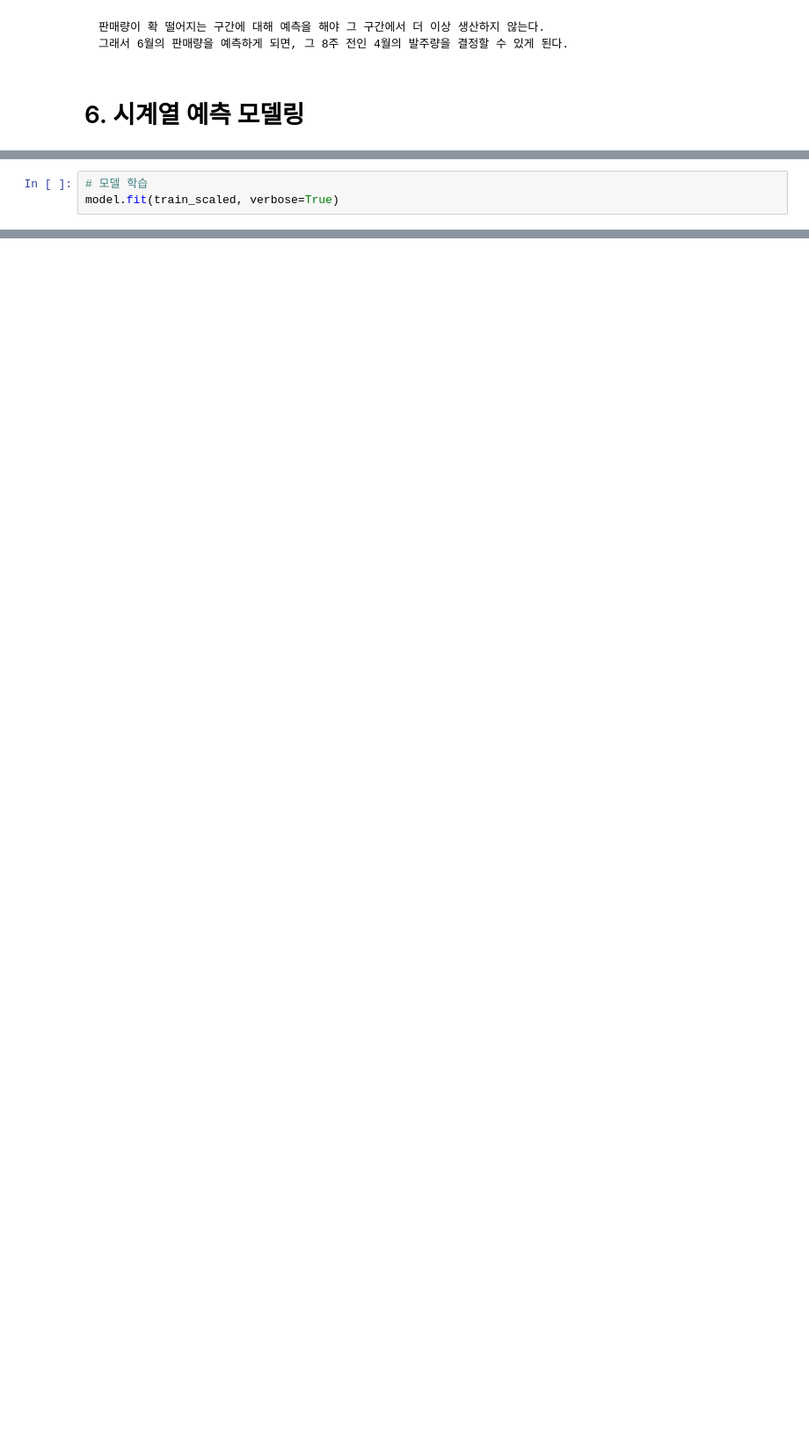
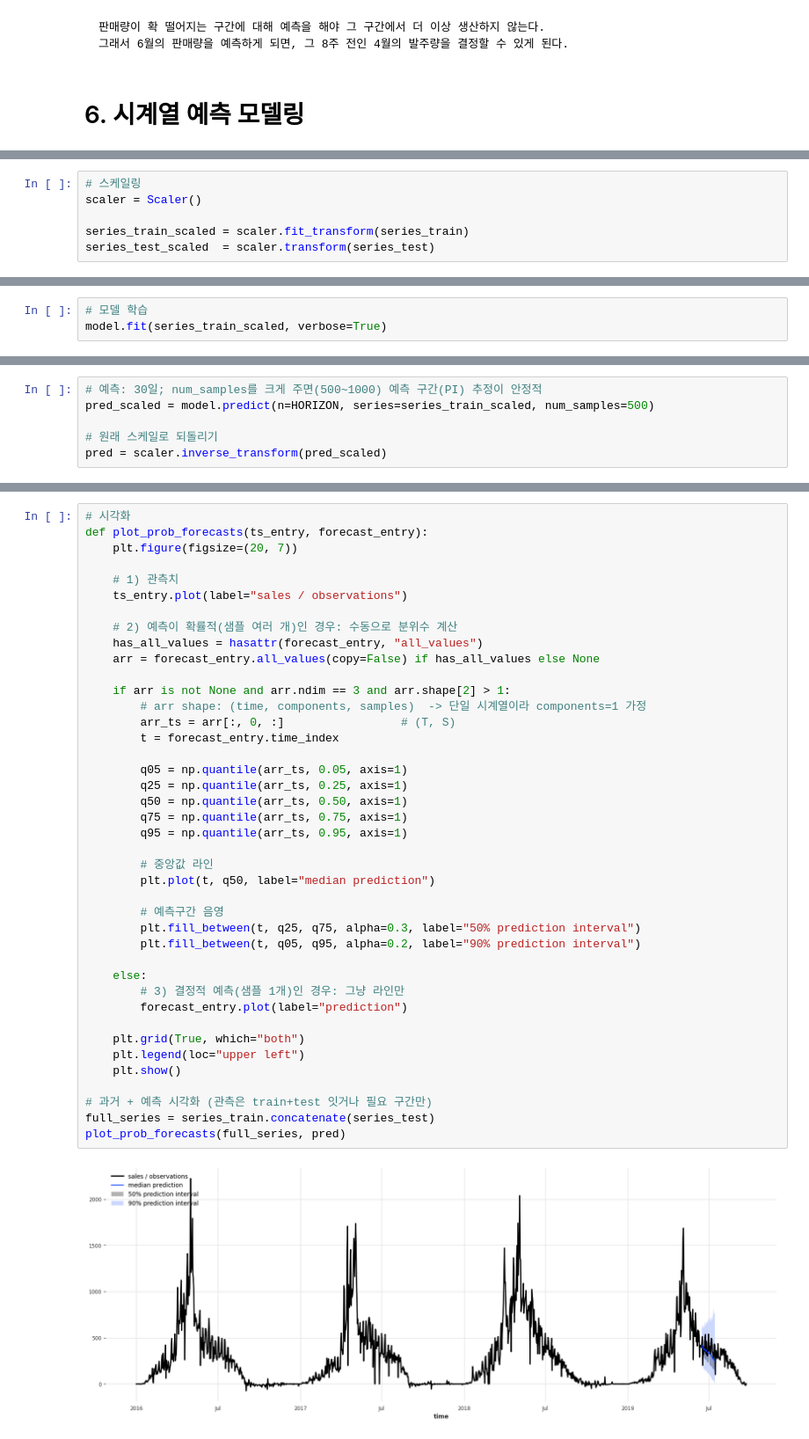
Before and after one commit to RJ-Stony/ML_protfoilo, a Jupyter notebook: 1. 의류 판매량 예측 모델링/1. 의류 판매량 예측 모델링.ipynb, the cells around one changed output, grey strips where cells are left out. Shown: that part at 88% size. Drawn from its saved outputs; the diff is of its cells as text; blank space fills up the shorter version.

Commit message:
feat: implement RNN-based time series forecasting model with RNNModel

```diff
--- a/1. 의류 판매량 예측 모델링/1. 의류 판매량 예측 모델링.ipynb
+++ b/1. 의류 판매량 예측 모델링/1. 의류 판매량 예측 모델링.ipynb
@@ -249 +418,7 @@ val_scaled = scaler.transform(val)
+# %%
+# 스케일링
+scaler = Scaler()
+
+series_train_scaled = scaler.fit_transform(series_train)
+series_test_scaled  = scaler.transform(series_test)
 # %%
@@ -269,4 +443,4 @@ model = RNNModel(
 )
 # %%
 # 모델 학습
-model.fit(train_scaled, verbose=True)
+model.fit(series_train_scaled, verbose=True)
@@ -288,0 +470,6 @@ plt.show()
+# %%
+# 예측: 30일; num_samples를 크게 주면(500~1000) 예측 구간(PI) 추정이 안정적
+pred_scaled = model.predict(n=HORIZON, series=series_train_scaled, num_samples=500)
+
+# 원래 스케일로 되돌리기
+pred = scaler.inverse_transform(pred_scaled)
@@ -288,0 +490,43 @@ plt.show()
+# %%
+# 시각화
+def plot_prob_forecasts(ts_entry, forecast_entry):
+    plt.figure(figsize=(20, 7))
+
+    # 1) 관측치
+    ts_entry.plot(label="sales / observations")
+
+    # 2) 예측이 확률적(샘플 여러 개)인 경우: 수동으로 분위수 계산
+    has_all_values = hasattr(forecast_entry, "all_values")
+    arr = forecast_entry.all_values(copy=False) if has_all_values else None
+
+    if arr is not None and arr.ndim == 3 and arr.shape[2] > 1:
+        # arr shape: (time, components, samples)  -> 단일 시계열이라 components=1 가정
+        arr_ts = arr[:, 0, :]                 # (T, S)
+        t = forecast_entry.time_index
+
+        q05 = np.quantile(arr_ts, 0.05, axis=1)
+        q25 = np.quantile(arr_ts, 0.25, axis=1)
+        q50 = np.quantile(arr_ts, 0.50, axis=1)
+        q75 = np.quantile(arr_ts, 0.75, axis=1)
+        q95 = np.quantile(arr_ts, 0.95, axis=1)
+
+        # 중앙값 라인
+        plt.plot(t, q50, label="median prediction")
+
+        # 예측구간 음영
+        plt.fill_between(t, q25, q75, alpha=0.3, label="50% prediction interval")
+        plt.fill_between(t, q05, q95, alpha=0.2, label="90% prediction interval")
+
+    else:
+        # 3) 결정적 예측(샘플 1개)인 경우: 그냥 라인만
+        forecast_entry.plot(label="prediction")
+
+    plt.grid(True, which="both")
+    plt.legend(loc="upper left")
+    plt.show()
+
+# 과거 + 예측 시각화 (관측은 train+test 잇거나 필요 구간만)
+full_series = series_train.concatenate(series_test)
+plot_prob_forecasts(full_series, pred)
+# %% [output]
+[figure, added]
```
Also changed, not shown: parts of 33 cells of this notebook.
